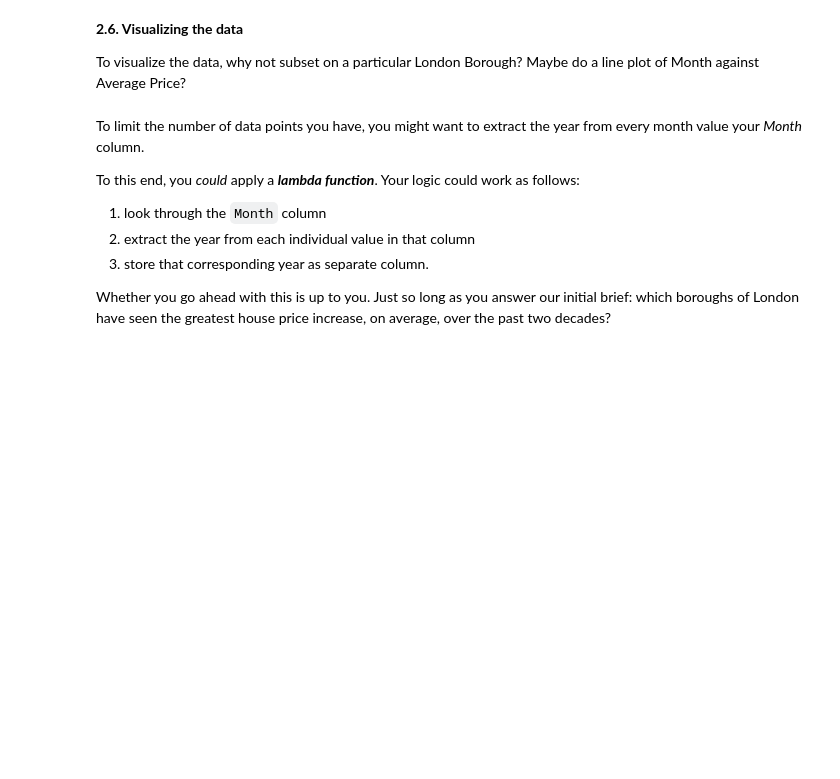
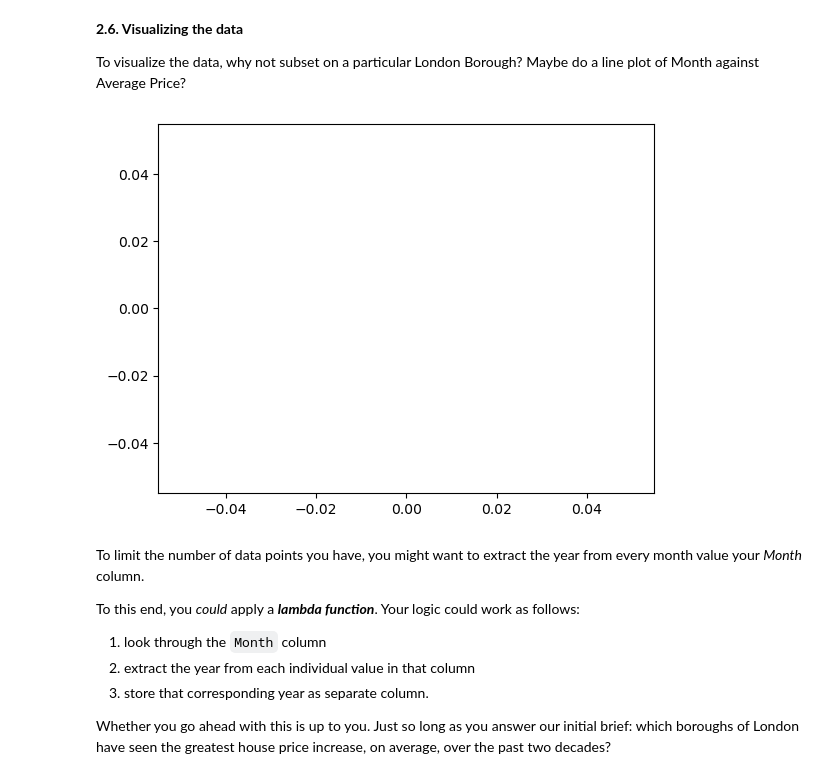
Before and after one commit to nhongphuc/Springboard, a Jupyter notebook: Unit 4 Challenge - Tier 3.ipynb, the cells around one changed output. Saved outputs shown, nothing was run; the diff lists cells and outputs as text; code cells hidden in the pictures; blank space fills up the shorter version.

```diff
--- a/Unit 4 Challenge - Tier 3.ipynb
+++ b/Unit 4 Challenge - Tier 3.ipynb
@@ -184,3 +162,6 @@ Index(['Barking & Dagenham', 'Barnet', 'Bexley', 'Brent', 'Bromley', 'Camden',
 **2.3. Cleaning the data (part 2)**
 
 You might we have to **rename** a couple columns. How do you do this? The clue's pretty bold...
+# %%
+properties_new.columns = ['London Borough','ID'] + properties_new.columns[2:].tolist()
+properties_new.head()
@@ -190,5 +179,7 @@ You might we have to **rename** a couple columns. How do you do this? The clue's
 Remember what Wes McKinney said about tidy data?
 
 You might need to **melt** your DataFrame here.
+# %%
+properties_melted = pd.melt(properties_new, id_vars=['London Borough', 'ID'],var_name='Month', value_name='Average Price')
 # %% [markdown]
 Remember to make sure your column data types are all correct. Average prices, for example, should be floating point numbers...
@@ -202,6 +209,12 @@ Check out the contents of the London Borough column, and if you find null values
 **2.6. Visualizing the data**
 
 To visualize the data, why not subset on a particular London Borough? Maybe do a line plot of Month against Average Price?
+# %%
+subset = properties_melted[properties_melted['London Borough'] == 'Barking & Dagenham'][['Month','Average Price']]
+plt.plot(kind='line')
+plt.show()
+# %% [output]
+[figure, added]
 # %% [markdown]
 To limit the number of data points you have, you might want to extract the year from every month value your *Month* column.
 
```
Also changed, not shown: parts of 6 cells of this notebook.
